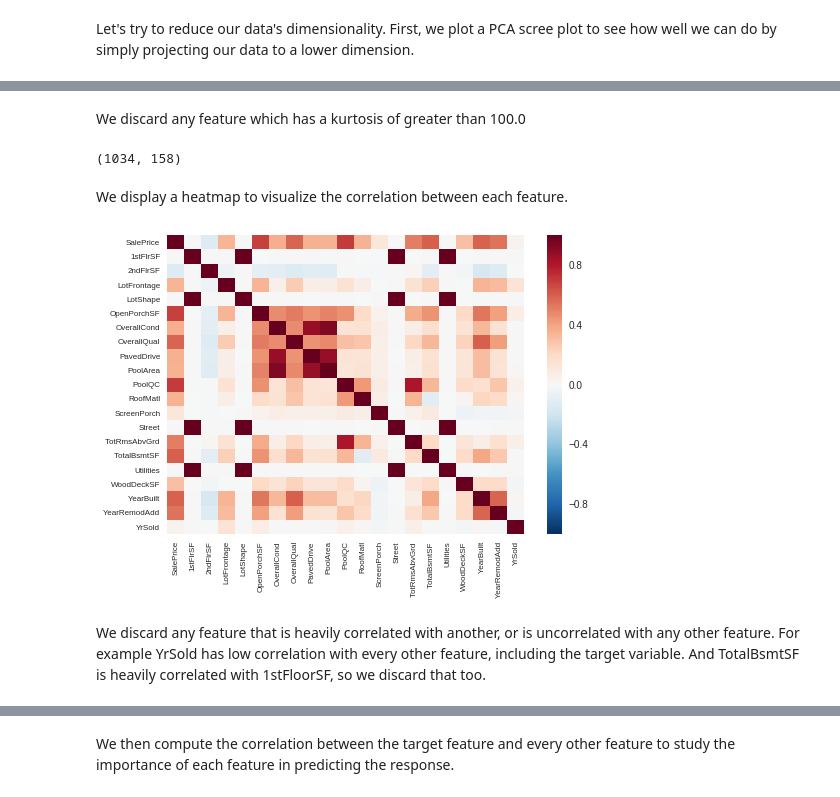
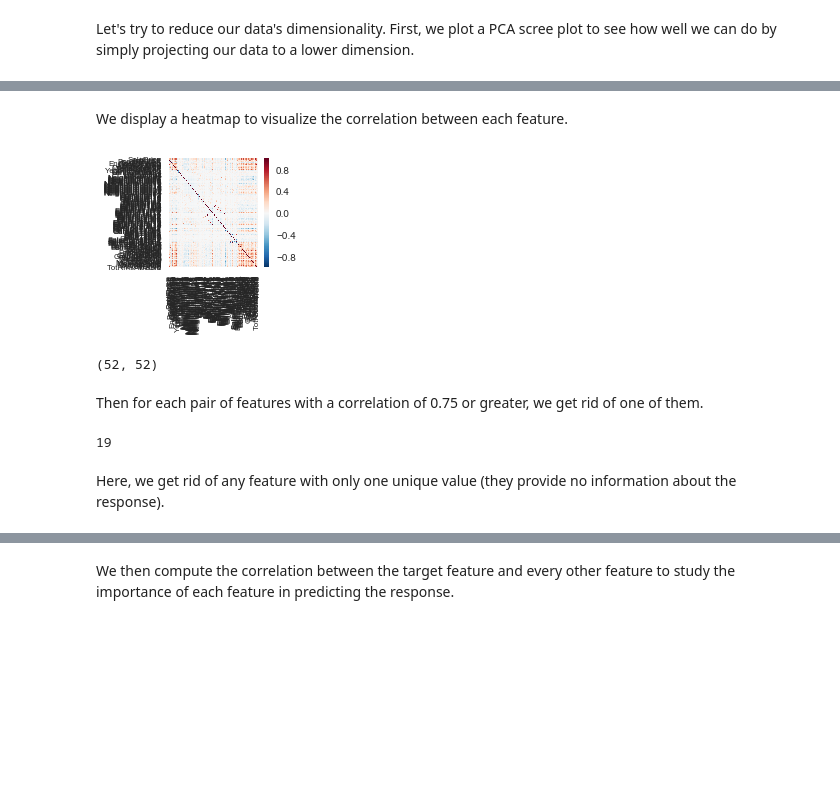
Before and after one commit to MMAesawy/Kaggle-Housing, a Jupyter notebook: analysis.ipynb, the cells around one changed output, grey strips where cells are left out. Cells and saved outputs as stored; diff of their text form; code cells hidden in the pictures; blank space fills up the shorter version.

```diff
--- a/analysis.ipynb
+++ b/analysis.ipynb
@@ -104,7 +105,7 @@ i = 0
 while i < len(cont_feature):
     fig, axs = plt.subplots(nrows = 3,
                             ncols= 4,
-                            sharey = 'row')
+                            sharey = 'row', figsize=(10,6))
     axs = axs.flatten()
     for ax in axs:
         if i >= len(cont_feature): break
@@ -230,0 +223,3 @@ df_test = pd.concat([pd.DataFrame(y_train[df_train.shape[0]:], columns = ['SaleP
+# %%
+df_full = df_full.drop([s[1] for s in kurts if s[2] > 15 and s[1] != 'SalePrice'], axis = 1)
+print(df_full.shape)
@@ -232,14 +291,12 @@ df_test = pd.concat([pd.DataFrame(y_train[df_train.shape[0]:], columns = ['SaleP
 Then we get rid of outliers in our data. We define an outlier as an observation with a Z-score greater than 4.0 in any column.
 # %%
 drop_indices = []
-js = []
 for i in range(df_train.shape[0]):
-    for j in range(df_train.shape[1]):
-        if math.fabs(df_train.iloc[i,j]) > 5.0\
-                and df_train.columns[j] != 'SalePrice'\
-                and df_train.columns[j] not in cat_variables:
+    for j in cont_feature:
+        if math.fabs(df_train[j].iloc[i]) > 4.0:
             drop_indices.append(i)
             break
 df_train.drop(drop_indices, axis = 0, inplace = True)
+#print(len(drop_indices))
 print(df_train.shape)
 # %% [output]
@@ -300,28 +332,26 @@ Kurtosis for each feature:
-# %% [markdown]
-We discard any feature which has a kurtosis of greater than 100.0
-# %%
-df_train = df_train.drop([s[1] for s in kurts if s[2] > 50 and s[1] != 'SalePrice'], axis = 1)
-df_test = df_test.drop([s[1] for s in kurts if s[2] > 50 and s[1] != 'SalePrice'], axis = 1)
-print(df_train.shape)
-# %% [output]
-(1034, 158)
 # %% [markdown]
 We display a heatmap to visualize the correlation between each feature.
 # %%
-g = sns.heatmap(df_train[[x for x in df_train.columns if x not in cat_variables]].corr('pearson'))
+sns.plt.subplots(figsize=(2,2))
+g = sns.heatmap(df_train.corr('pearson'))
 g.set_yticklabels(g.get_yticklabels(), rotation=0, fontsize=8)
 g.set_xticklabels(g.get_xticklabels(), rotation=90, fontsize=8)
 sns.plt.show()
+print(df_train[[x for x in df_train.columns if x not in cat_variables]].corr('pearson').shape)
 # %% [output]
-[figure, old version]
+[figure, new version]
+(52, 52)
+# %% [markdown]
+Then for each pair of features with a correlation of 0.75 or greater, we get rid of one of them.
 # %%
 drop_feat = set()
-corr_matrix = df_train[[x for x in df_train.columns if x not in cat_variables]].corr('pearson')
+corr_matrix = df_train.corr('pearson')
 for i in range(1, corr_matrix.shape[0]):
     for j in range(i+1, corr_matrix.shape[1]):
-        if math.fabs(corr_matrix.iloc[i, j]) > 0.7:
+        if math.fabs(corr_matrix.iloc[i, j]) > 0.75 and df_train.columns[j] != 'SalePrice':
             drop_feat.add(df_train.columns[j])
+print(len(drop_feat))
 df_train.drop(drop_feat, axis = 1, inplace = True)
 df_test.drop(drop_feat, axis = 1, inplace = True)
+# %% [output]
+19
-# %% [markdown]
-We discard any feature that is heavily correlated with another, or is uncorrelated with any other feature. For example YrSold has low correlation with every other feature, including the target variable. And TotalBsmtSF is heavily correlated with 1stFloorSF, so we discard that too.
@@ -330,0 +358,2 @@ df_test = df_test.drop(['Exterior2nd', 'FireplaceQu', 'GarageCars', 'YrSold', 'G
+# %% [markdown]
+Here, we get rid of any feature with only one unique value (they provide no information about the response).
```
Also changed, not shown: parts of 29 cells of this notebook, 1 other file.
